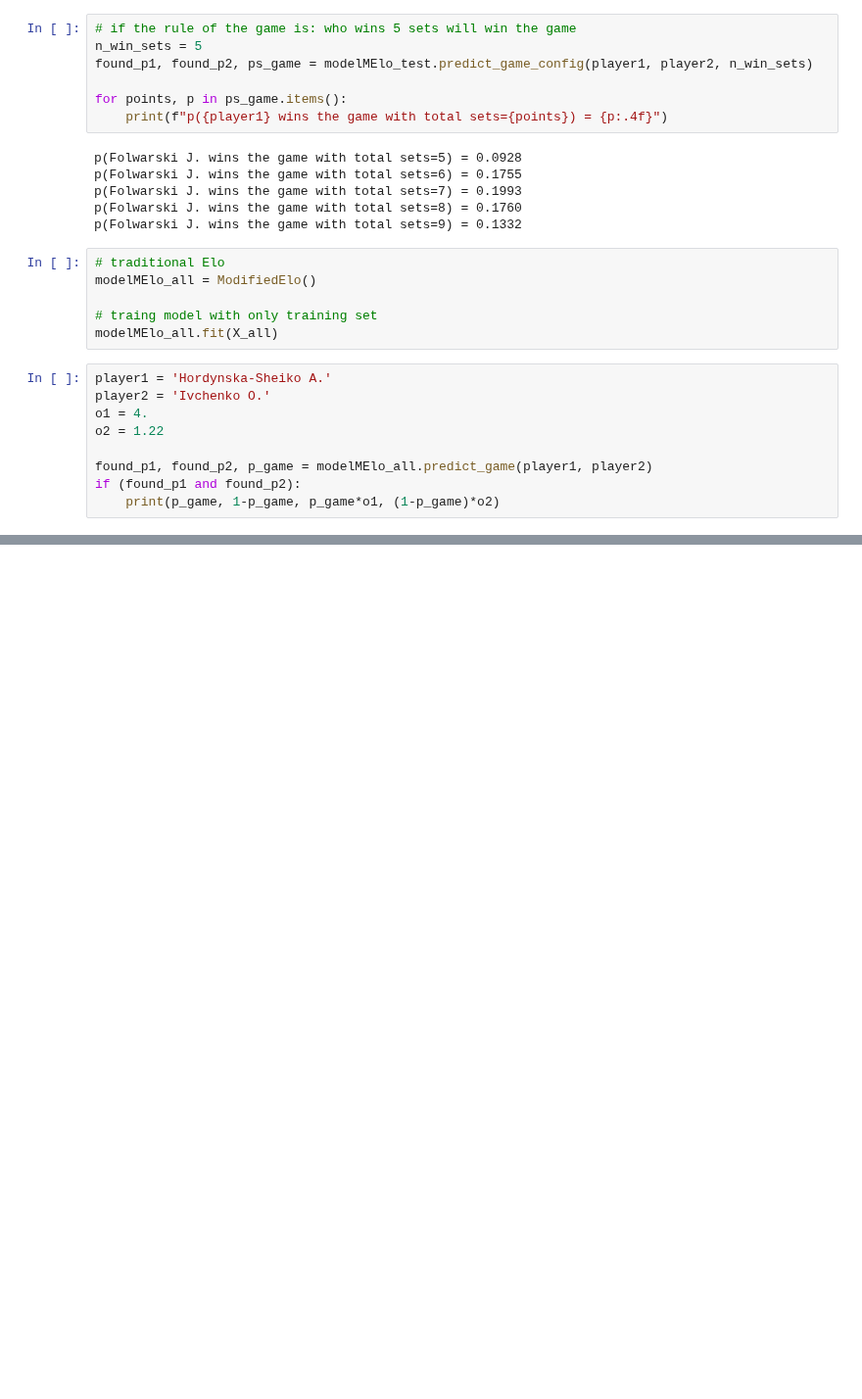
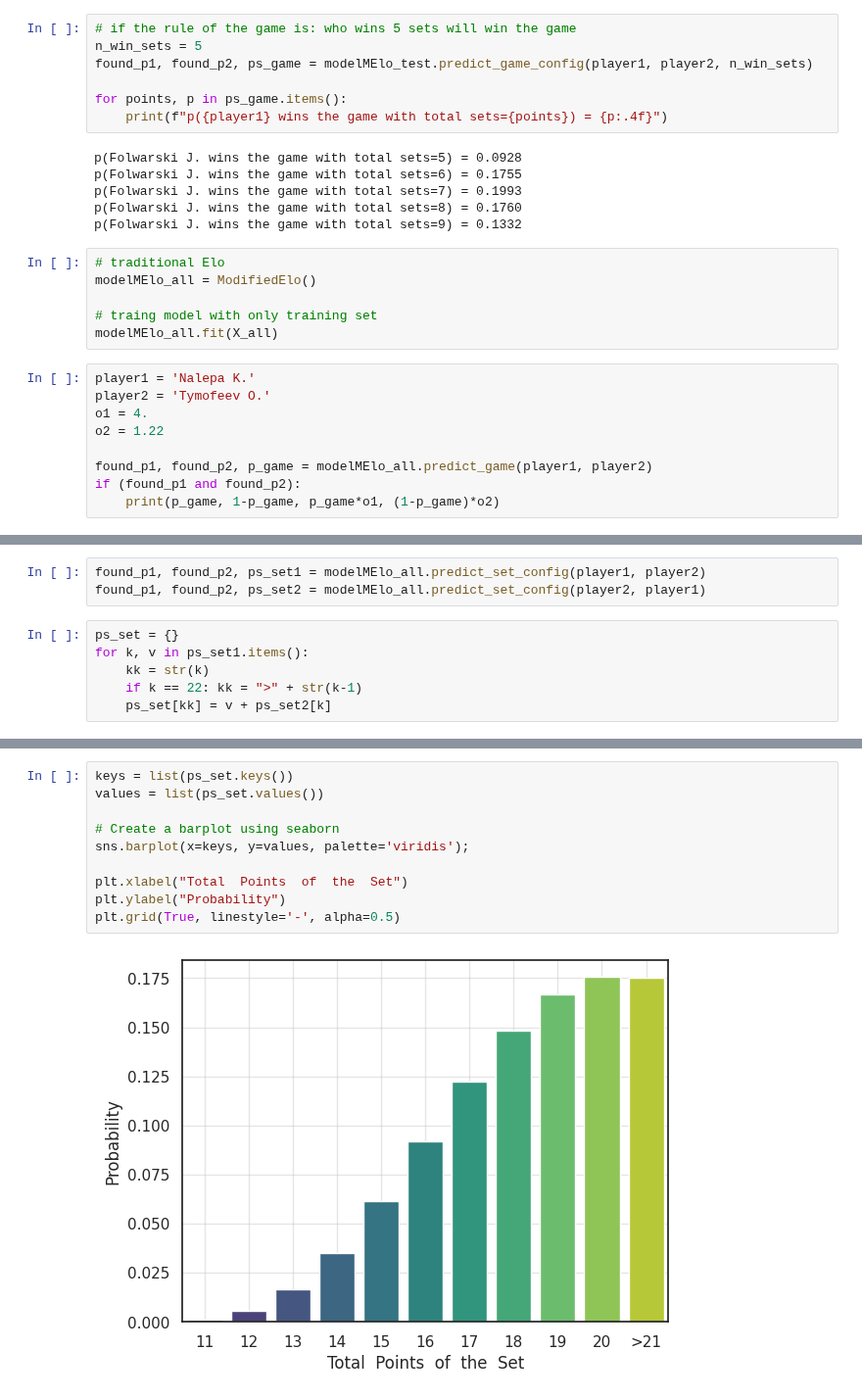
Before and after one commit to ansonkwokth/TableTennisPrediction, a Jupyter notebook: example.ipynb, the cells around one changed output, grey strips where cells are left out. Shown at 98% size. Cells and saved outputs as stored; diff of their text form; blank space fills up the shorter version.

```diff
--- a/example.ipynb
+++ b/example.ipynb
@@ -306,8 +312,8 @@ modelMElo_all = ModifiedElo()
 # traing model with only training set
 modelMElo_all.fit(X_all)
 # %%
-player1 = 'Hordynska-Sheiko A.'
-player2 = 'Ivchenko O.'
+player1 = 'Nalepa K.'
+player2 = 'Tymofeev O.'
 o1 = 4.
 o2 = 1.22
 
@@ -343,0 +447,9 @@ Lifanova O. (0.1264305899105458, 1.0138259669332161)
+# %%
+found_p1, found_p2, ps_set1 = modelMElo_all.predict_set_config(player1, player2)
+found_p1, found_p2, ps_set2 = modelMElo_all.predict_set_config(player2, player1)
+# %%
+ps_set = {}
+for k, v in ps_set1.items():
+    kk = str(k)
+    if k == 22: kk = ">" + str(k-1)
+    ps_set[kk] = v + ps_set2[k]
@@ -343,0 +468,12 @@ Lifanova O. (0.1264305899105458, 1.0138259669332161)
+# %%
+keys = list(ps_set.keys())
+values = list(ps_set.values())
+
+# Create a barplot using seaborn
+sns.barplot(x=keys, y=values, palette='viridis');
+
+plt.xlabel("Total  Points  of  the  Set")
+plt.ylabel("Probability")
+plt.grid(True, linestyle='-', alpha=0.5)
+# %% [output]
+[figure, added]
```
Also changed, not shown: parts of 19 cells of this notebook.
